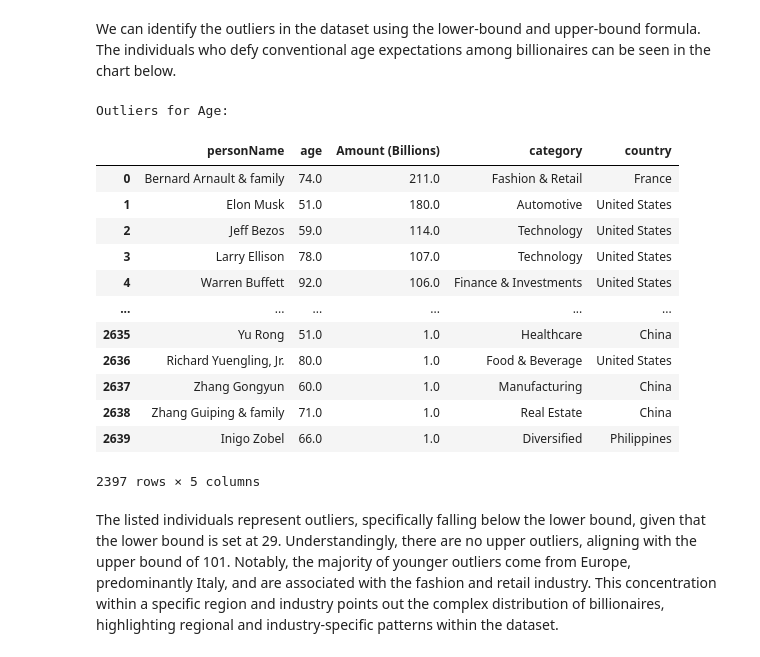
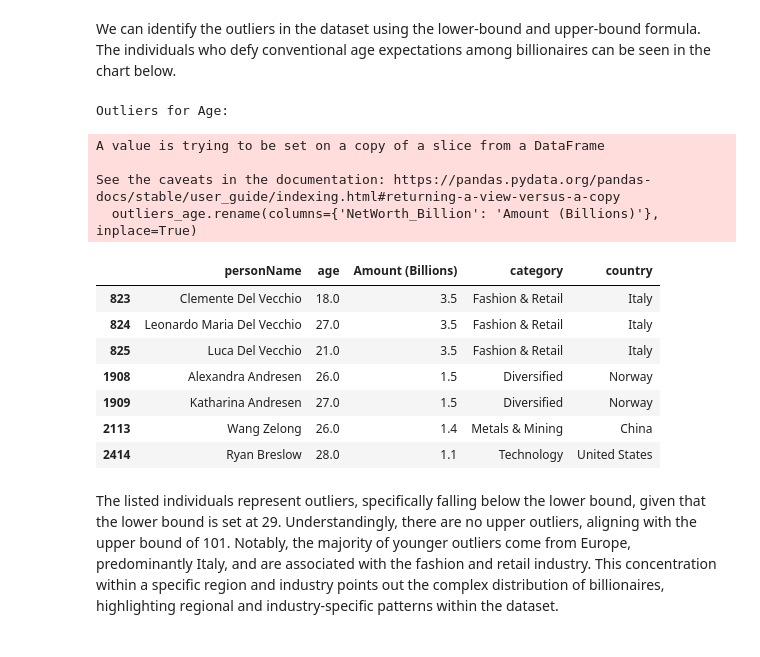
Before and after one commit to mujtabach2/BillionaireEDA, a Jupyter notebook: assignment1.ipynb, the cells around one changed output. Drawn from its saved outputs; the diff is of its cells as text; code cells hidden in the pictures.

Commit message:
all fix
Signed-off-by: mujtabach2 <114252969+mujtabach2@users.noreply.github.com>

```diff
--- a/assignment1.ipynb
+++ b/assignment1.ipynb
@@ -202,30 +202,29 @@ We can identify the outliers in the dataset using the lower-bound and upper-boun
 # %%
 # Identify outliers for age
 lower_bound = Q1 - 1.5 * IQR
 upper_bound = Q3 + 1.5 * IQR
 
-outliers_age = df[(df['age'] < lower_bound) | (df['age'] > upper_bound)].copy()
+outliers_age = df[(df['age'] < lower_bound) | (df['age'] > upper_bound)]
 
 # Rename
 outliers_age.rename(columns={'NetWorth_Billion': 'Amount (Billions)'}, inplace=True)
 # Print names, ages, and wealth amounts of outliers for age
 print("Outliers for Age:")
 display(outliers_age[['personName', 'age', 'Amount (Billions)', 'category', 'country']])
 # %% [output]
 Outliers for Age:
+A value is trying to be set on a copy of a slice from a DataFrame
+
+See the caveats in the documentation: https://pandas.pydata.org/pandas-docs/stable/user_guide/indexing.html#returning-a-view-versus-a-copy
+  outliers_age.rename(columns={'NetWorth_Billion': 'Amount (Billions)'}, inplace=True)
 |  | personName | age | Amount (Billions) | category | country |
-| 0 | Bernard Arnault & family | 74.0 | 211.0 | Fashion & Retail | France |
-| 1 | Elon Musk | 51.0 | 180.0 | Automotive | United States |
-| 2 | Jeff Bezos | 59.0 | 114.0 | Technology | United States |
-| 3 | Larry Ellison | 78.0 | 107.0 | Technology | United States |
-| 4 | Warren Buffett | 92.0 | 106.0 | Finance & Investments | United States |
-| ... | ... | ... | ... | ... | ... |
-| 2635 | Yu Rong | 51.0 | 1.0 | Healthcare | China |
-| 2636 | Richard Yuengling, Jr. | 80.0 | 1.0 | Food & Beverage | United States |
-| 2637 | Zhang Gongyun | 60.0 | 1.0 | Manufacturing | China |
-| 2638 | Zhang Guiping & family | 71.0 | 1.0 | Real Estate | China |
-| 2639 | Inigo Zobel | 66.0 | 1.0 | Diversified | Philippines |
+| 823 | Clemente Del Vecchio | 18.0 | 3.5 | Fashion & Retail | Italy |
+| 824 | Leonardo Maria Del Vecchio | 27.0 | 3.5 | Fashion & Retail | Italy |
+| 825 | Luca Del Vecchio | 21.0 | 3.5 | Fashion & Retail | Italy |
+| 1908 | Alexandra Andresen | 26.0 | 1.5 | Diversified | Norway |
+| 1909 | Katharina Andresen | 27.0 | 1.5 | Diversified | Norway |
+| 2113 | Wang Zelong | 26.0 | 1.4 | Metals & Mining | China |
+| 2414 | Ryan Breslow | 28.0 | 1.1 | Technology | United States |
-2397 rows × 5 columns
 # %% [markdown]
 The listed individuals represent outliers, specifically falling below the lower bound, given that the lower bound is set at 29. Understandingly, there are no upper outliers, aligning with the upper bound of 101. Notably, the majority of younger outliers come from Europe, predominantly Italy, and are associated with the fashion and retail industry. This concentration within a specific region and industry points out the complex distribution of billionaires, highlighting regional and industry-specific patterns within the dataset.
 # %% [markdown]
```
